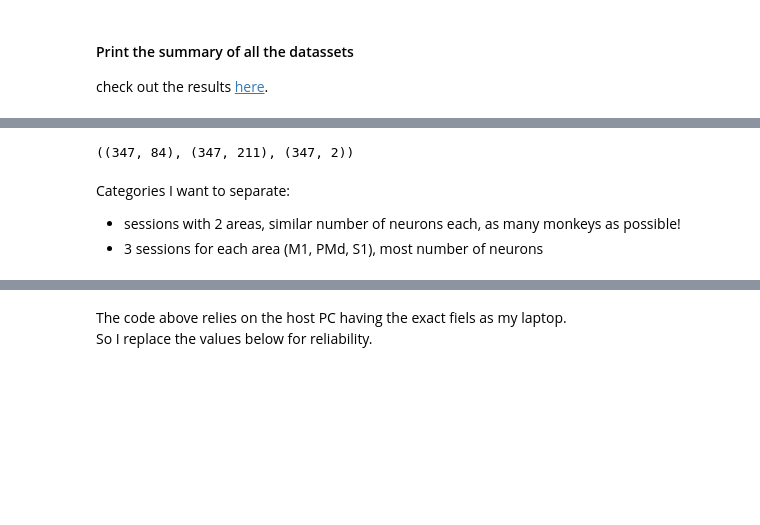
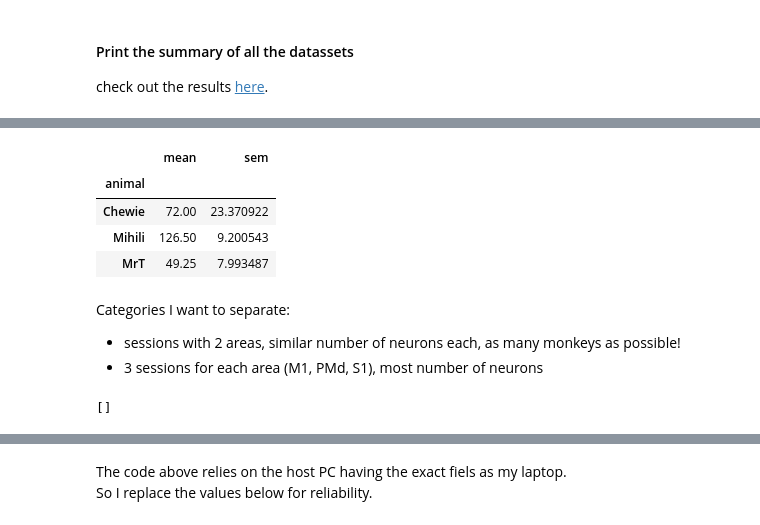
Before and after one commit to AtMostafa/multi-animal-alignment, a Jupyter notebook: random_walk/_dataset-selection.ipynb, the cells around one changed output, grey strips where cells are left out. Saved outputs shown, nothing was run; the diff lists cells and outputs as text; code cells hidden in the pictures; blank space fills up the shorter version.

```diff
--- a/random_walk/_dataset-selection.ipynb
+++ b/random_walk/_dataset-selection.ipynb
@@ -102,8 +113,11 @@ summary
-# %%
-raw_df = pyal.mat2dataframe(_AllAnimalFiles[9], shift_idx_fields=True)
-raw_df.M1_spikes.values[0].shape, raw_df.PMd_spikes.values[0].shape, raw_df.pos.values[0].shape,
-# %% [output]
-((347, 84), (347, 211), (347, 2))
+# %%
+summary.groupby('animal')['MCx_neurons_left'].agg(['mean', 'sem'])
+# %% [output]
+|  | mean | sem |
+| animal |  |  |
+| Chewie | 72.00 | 23.370922 |
+| Mihili | 126.50 | 9.200543 |
+| MrT | 49.25 | 7.993487 |
 # %% [markdown]
 Categories I want to separate:
 
@@ -111,6 +125,10 @@ Categories I want to separate:
 - 3 sessions for each area (M1, PMd, S1), most number of neurons
 # %%
 _AllAnimalFiles= [path.split(os.sep)[-1] for path in _AllAnimalFiles]
+# %%
+_AllAnimalFiles
+# %% [output]
+[]
 # %%
 summary.areas
 # %% [output]
```
Also changed, not shown: parts of 4 cells of this notebook, 2 other files.
